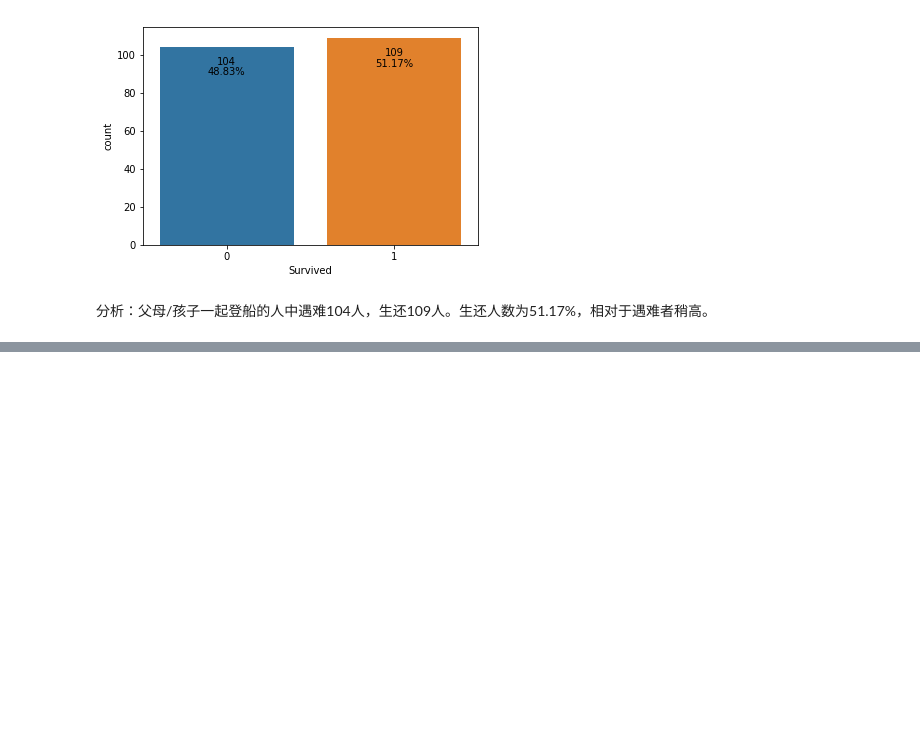
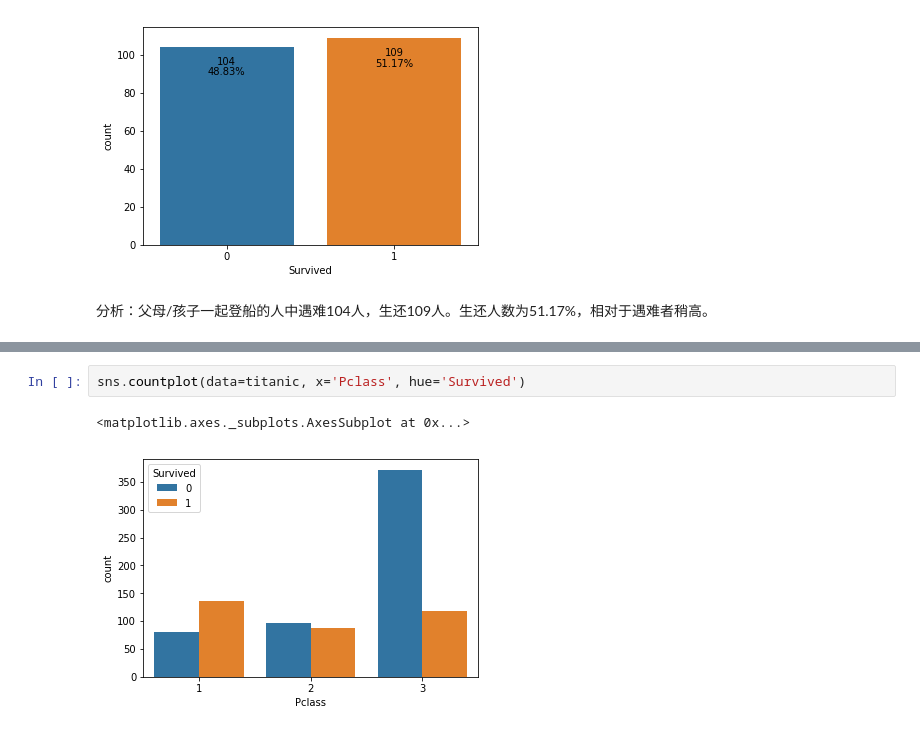
Before and after one commit to LYleonard/DataAnalysis, a Jupyter notebook: Statistics/ExploringDataSet/Explore_Titanic_Data.ipynb, the cells around one changed output, grey strips where cells are left out. Saved outputs shown, nothing was run; the diff lists cells and outputs as text; blank space fills up the shorter version.

```diff
--- a/Statistics/ExploringDataSet/Explore_Titanic_Data.ipynb
+++ b/Statistics/ExploringDataSet/Explore_Titanic_Data.ipynb
@@ -321,0 +334,5 @@ for x, y in zip(X, Y):
+# %%
+sns.countplot(data=titanic, x='Pclass', hue='Survived')
+# %% [output]
+<matplotlib.axes._subplots.AxesSubplot at 0x...>
+[figure, added]
```
Also changed, not shown: parts of 3 cells of this notebook.
